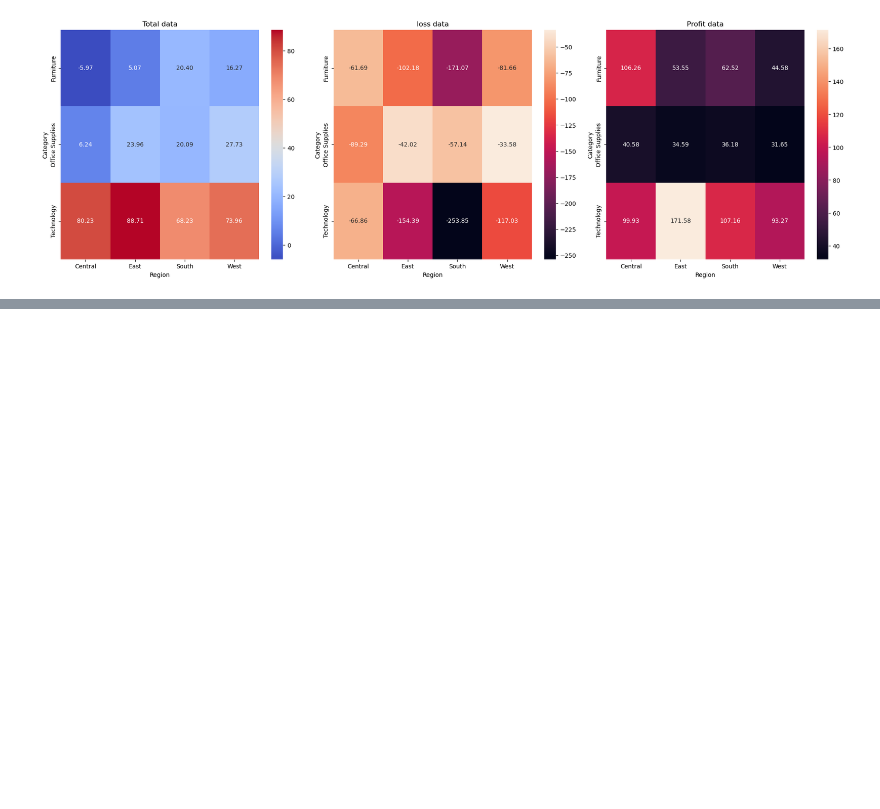
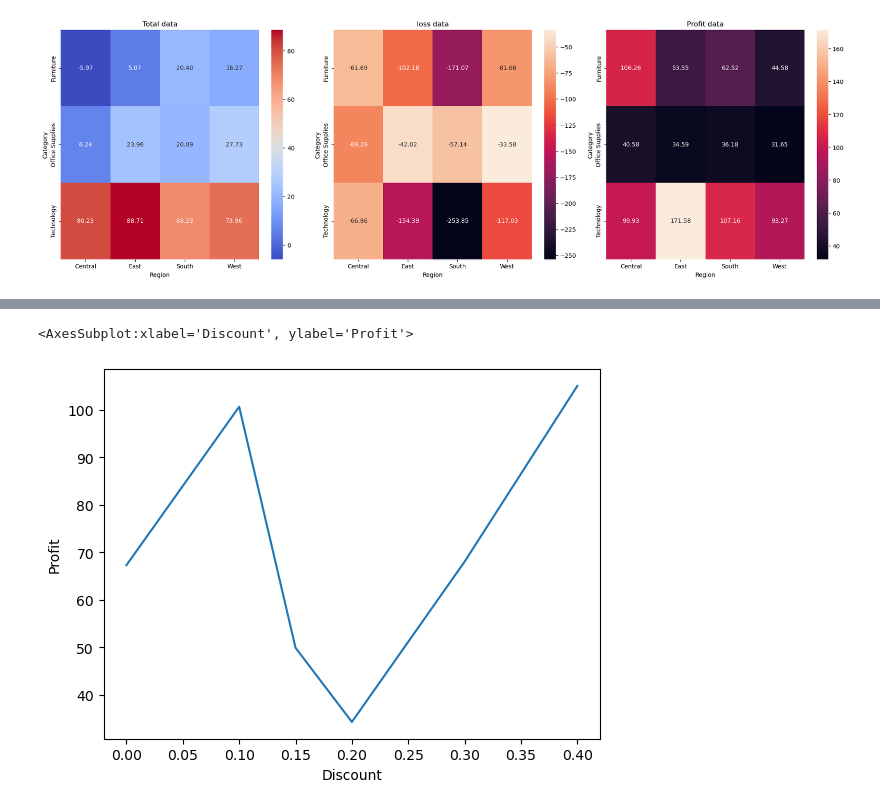
Before and after one commit to gokulrajar15/Data-visualization-python-library, a Jupyter notebook: Superstore project.ipynb, the cells around one changed output, grey strips where cells are left out. Saved outputs shown, nothing was run; the diff lists cells and outputs as text; code cells hidden in the pictures; blank space fills up the shorter version.

```diff
--- a/Superstore project.ipynb
+++ b/Superstore project.ipynb
@@ -288,3 +421,8 @@ sns.violinplot(data = d, x= 'Category',y = 'Profit', hue = "Ship Mode")
+# %%
+sns.lineplot(data = profit, x = "Discount", y = 'Profit', dashes=False, ci = None)
+# %% [output]
+<AxesSubplot:xlabel='Discount', ylabel='Profit'>
+[figure, added]
 # %%
 d
 # %% [output]
```
Also changed, not shown: parts of 15 cells of this notebook.
